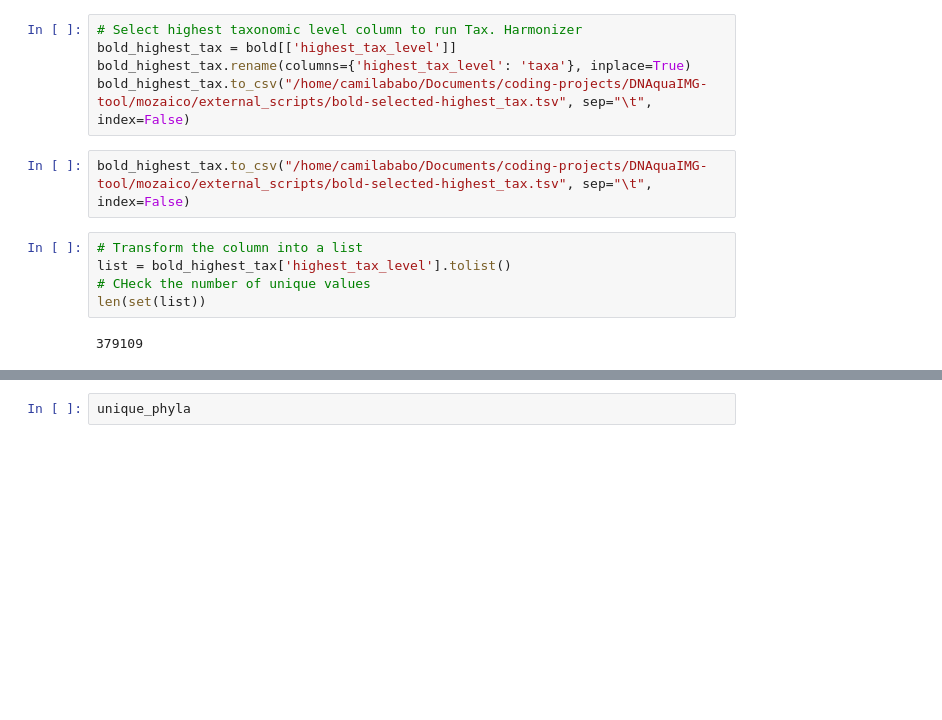
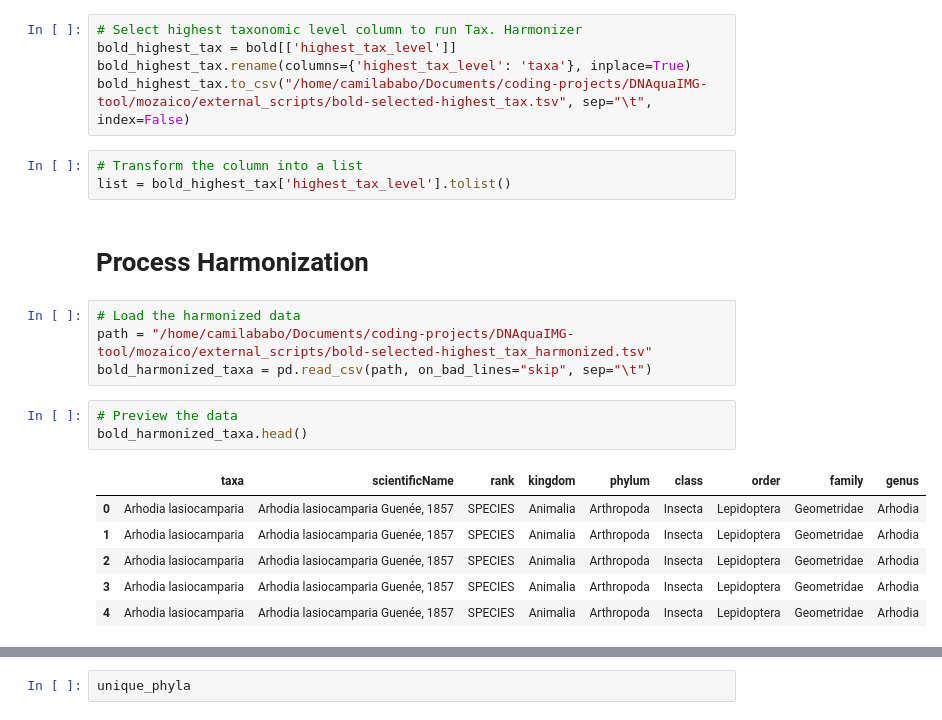
Before and after one commit to CIBIO-BU/mozaiko, a Jupyter notebook: external_scripts/bold-data-package.ipynb, the cells around one changed output, grey strips where cells are left out. Drawn from its saved outputs; the diff is of its cells as text; blank space fills up the shorter version.

Commit message:
add bold processing updates

```diff
--- a/external_scripts/bold-data-package.ipynb
+++ b/external_scripts/bold-data-package.ipynb
@@ -101,12 +101,22 @@ bold.to_csv("/home/camilababo/Documents/coding-projects/DNAquaIMG-tool/mozaico/e
 bold_highest_tax = bold[['highest_tax_level']]
 bold_highest_tax.rename(columns={'highest_tax_level': 'taxa'}, inplace=True)
 bold_highest_tax.to_csv("/home/camilababo/Documents/coding-projects/DNAquaIMG-tool/mozaico/external_scripts/bold-selected-highest_tax.tsv", sep="\t", index=False)
+# %%
+# Transform the column into a list
+list = bold_highest_tax['highest_tax_level'].tolist()
+# %% [markdown]
+# Process Harmonization
 # %%
-bold_highest_tax.to_csv("/home/camilababo/Documents/coding-projects/DNAquaIMG-tool/mozaico/external_scripts/bold-selected-highest_tax.tsv", sep="\t", index=False)
+# Load the harmonized data
+path = "/home/camilababo/Documents/coding-projects/DNAquaIMG-tool/mozaico/external_scripts/bold-selected-highest_tax_harmonized.tsv"
+bold_harmonized_taxa = pd.read_csv(path, on_bad_lines="skip", sep="\t")
-# %%
-# Transform the column into a list
-list = bold_highest_tax['highest_tax_level'].tolist()
-# CHeck the number of unique values
-len(set(list))
-# %% [output]
-379109
+# %%
+# Preview the data
+bold_harmonized_taxa.head()
+# %% [output]
+|  | taxa | scientificName | rank | kingdom | phylum | class | order | family | genus |
+| 0 | Arhodia lasiocamparia | Arhodia lasiocamparia Guenée, 1857 | SPECIES | Animalia | Arthropoda | Insecta | Lepidoptera | Geometridae | Arhodia |
+| 1 | Arhodia lasiocamparia | Arhodia lasiocamparia Guenée, 1857 | SPECIES | Animalia | Arthropoda | Insecta | Lepidoptera | Geometridae | Arhodia |
+| 2 | Arhodia lasiocamparia | Arhodia lasiocamparia Guenée, 1857 | SPECIES | Animalia | Arthropoda | Insecta | Lepidoptera | Geometridae | Arhodia |
+| 3 | Arhodia lasiocamparia | Arhodia lasiocamparia Guenée, 1857 | SPECIES | Animalia | Arthropoda | Insecta | Lepidoptera | Geometridae | Arhodia |
+| 4 | Arhodia lasiocamparia | Arhodia lasiocamparia Guenée, 1857 | SPECIES | Animalia | Arthropoda | Insecta | Lepidoptera | Geometridae | Arhodia |
```
Also changed, not shown: parts of 33 cells of this notebook, 2 other files.
